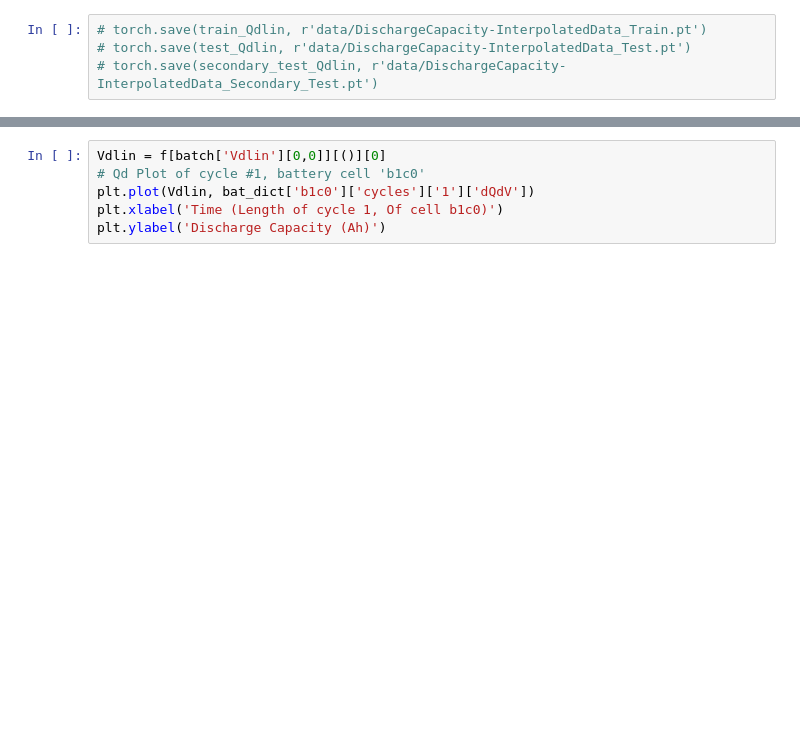
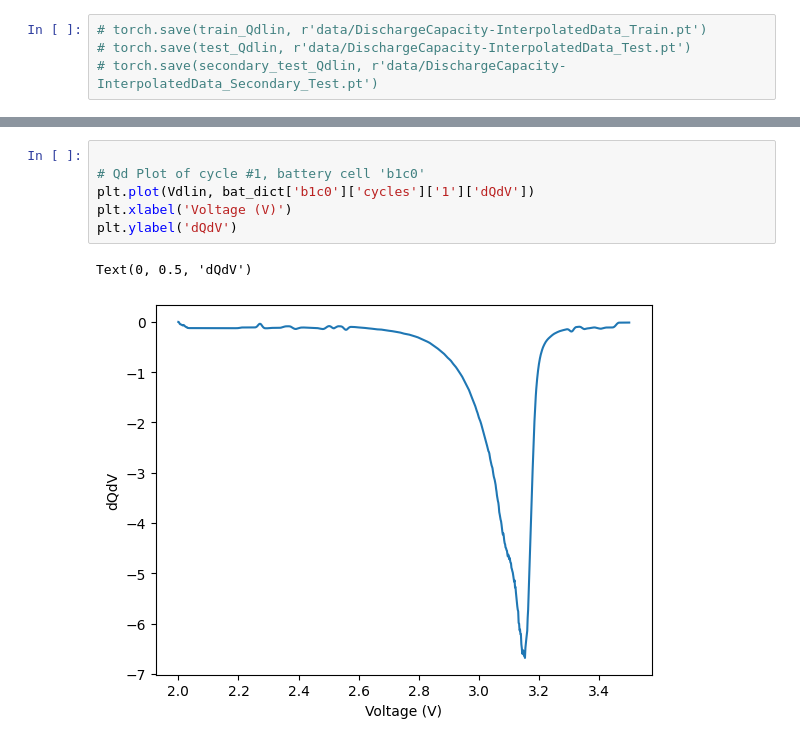
Before and after one commit to JamesChapmanNV/Machine_Learning_Lithium_Ion_Batteries, a Jupyter notebook: DataPreprocessing.ipynb, the cells around one changed output, grey strips where cells are left out. Cells and saved outputs as stored; diff of their text form; blank space fills up the shorter version.

```diff
--- a/DataPreprocessing.ipynb
+++ b/DataPreprocessing.ipynb
@@ -1059,9 +1051,12 @@ plt.ylabel('Discharge Capacity (Ah)')
 # %%
-Vdlin = f[batch['Vdlin'][0,0]][()][0]
+
 # Qd Plot of cycle #1, battery cell 'b1c0'
 plt.plot(Vdlin, bat_dict['b1c0']['cycles']['1']['dQdV'])
-plt.xlabel('Time (Length of cycle 1, Of cell b1c0)')
-plt.ylabel('Discharge Capacity (Ah)')
+plt.xlabel('Voltage (V)')
+plt.ylabel('dQdV')
+# %% [output]
+Text(0, 0.5, 'dQdV')
+[figure, added]
 # %%
 # Qd Plot of cycle #1, battery cell 'b1c0'
 plt.plot(bat_dict['b1c0']['cycles']['1']['t'], bat_dict['b1c0']['cycles']['1']['Qc'])
```
Also changed, not shown: parts of 34 cells of this notebook.
